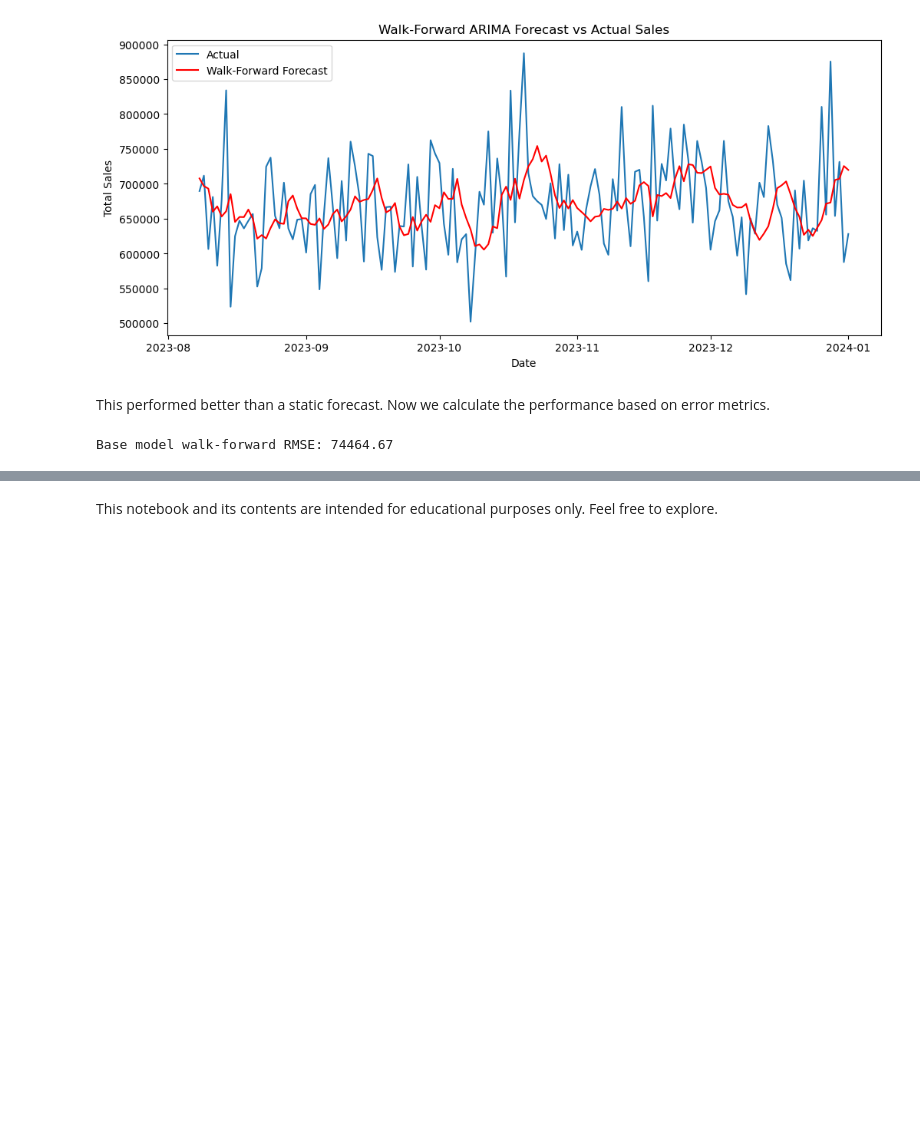
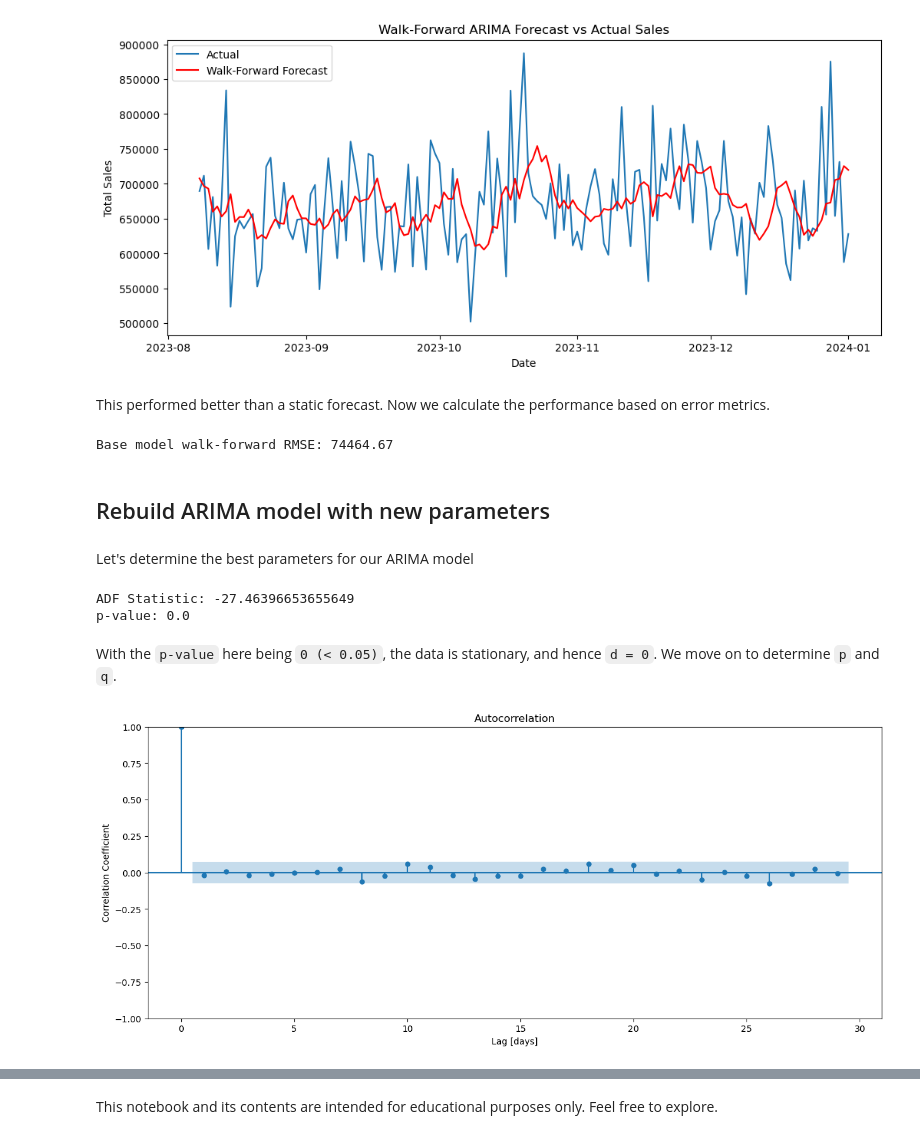
Before and after one commit to Mohammed-Hanan-Othman/time-series-forecasting, a Jupyter notebook: notebooks/sales_prediction.ipynb, the cells around one changed output, grey strips where cells are left out. Drawn from its saved outputs; the diff is of its cells as text; code cells hidden in the pictures; blank space fills up the shorter version.

Commit message:
Saved model as pickle file, added ACF and PACF plots

```diff
--- a/notebooks/sales_prediction.ipynb
+++ b/notebooks/sales_prediction.ipynb
@@ -215,0 +224,22 @@ Base model walk-forward RMSE: 74464.67
+# %% [markdown]
+## Rebuild ARIMA model with new parameters
+# %% [markdown]
+Let's determine the best parameters for our ARIMA model
+# %%
+# Determine the "d" parameter
+result = adfuller(daily_sales["total_sales"])
+print(f"ADF Statistic: {result[0]}")
+print(f"p-value: {result[1]}")
+# %% [output]
+ADF Statistic: -27.46396653655649
+p-value: 0.0
+# %% [markdown]
+With the `p-value` here being `0 (< 0.05)`, the data is stationary, and hence `d = 0`. We move on to determine `p` and `q`.
+# %%
+# ACF plot to determine `p`
+fig, ax = plt.subplots(figsize=(15, 6))
+plot_acf(daily_sales,ax=ax)
+plt.xlabel("Lag [days]")
+plt.ylabel("Correlation Coefficient");
+# %% [output]
+[figure, added]
```
Also changed, not shown: parts of 3 cells of this notebook, 2 other files.
